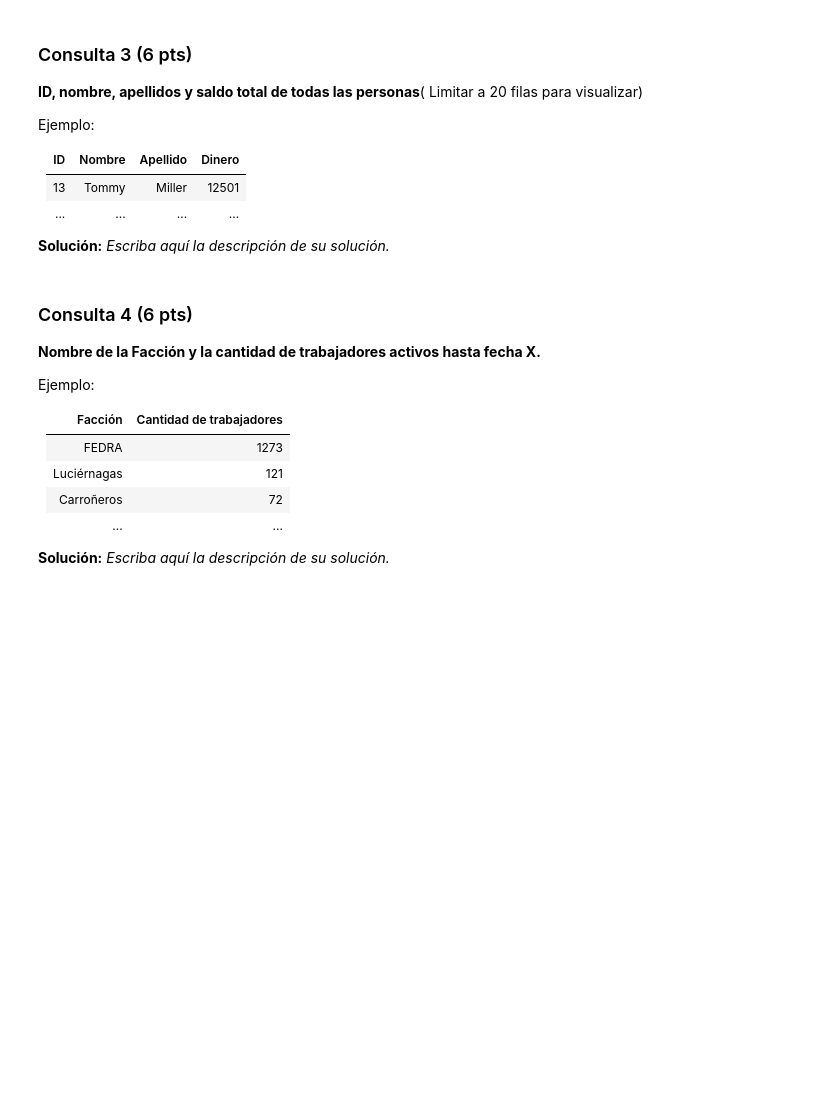
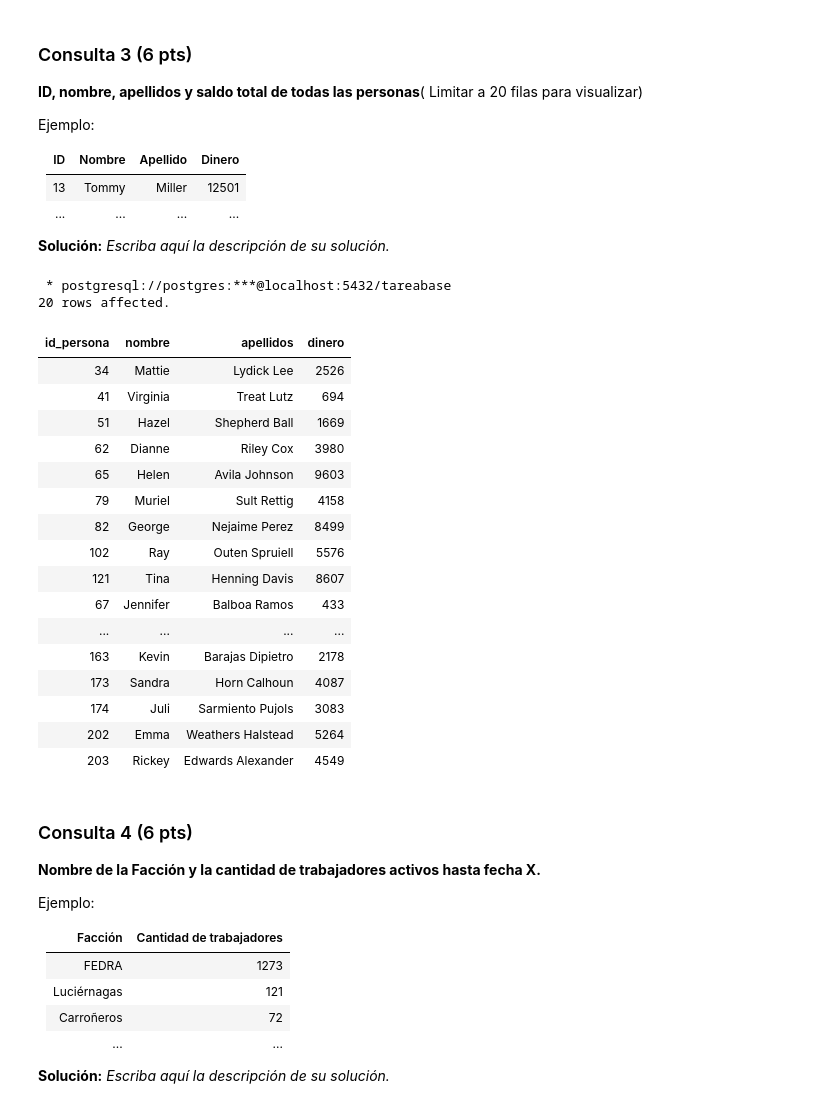
Before and after one commit to blindjamin/Tareas-Bases-de-Datos-Grupo, a Jupyter notebook: Tarea_1_BD_2023_1.ipynb, the cells around one changed output. Cells and saved outputs as stored; diff of their text form; code cells hidden in the pictures; blank space fills up the shorter version.

```diff
--- a/Tarea_1_BD_2023_1.ipynb
+++ b/Tarea_1_BD_2023_1.ipynb
@@ -551,14 +471,39 @@ Ejemplo:
 # %%
 %%sql
 
-/* Reemplace estas queries por las que resuelven las consultas pedidas. */
 
 SELECT
-    id_persona , nombre , split_part(apellidos, ' ', 1) AS primer_apellido , saldo AS Dinero
+    id_persona , nombre , apellidos , saldo AS Dinero
 FROM
-    personas INNER JOIN cuentas_bancarias
+    personas
+
+INNER JOIN
+    cuentas_bancarias
+
 ON
     cuentas_bancarias.id_persona = personas.id
+
+LIMIT 20;
+# %% [output]
+ * postgresql://postgres:***@localhost:5432/tareabase
+20 rows affected.
+| id_persona | nombre | apellidos | dinero |
+| 34 | Mattie | Lydick Lee | 2526 |
+| 41 | Virginia | Treat Lutz | 694 |
+| 51 | Hazel | Shepherd Ball | 1669 |
+| 62 | Dianne | Riley Cox | 3980 |
+| 65 | Helen | Avila Johnson | 9603 |
+| 79 | Muriel | Sult Rettig | 4158 |
+| 82 | George | Nejaime Perez | 8499 |
+| 102 | Ray | Outen Spruiell | 5576 |
+| 121 | Tina | Henning Davis | 8607 |
+| 67 | Jennifer | Balboa Ramos | 433 |
+| ... | ... | ... | ... |
+| 163 | Kevin | Barajas Dipietro | 2178 |
+| 173 | Sandra | Horn Calhoun | 4087 |
+| 174 | Juli | Sarmiento Pujols | 3083 |
+| 202 | Emma | Weathers Halstead | 5264 |
+| 203 | Rickey | Edwards Alexander | 4549 |
 # %% [markdown]
 ### Consulta 4 (6 pts)
 **Nombre de la Facción y la cantidad de trabajadores activos hasta fecha X.**
```
Also changed, not shown: parts of 14 cells of this notebook.
